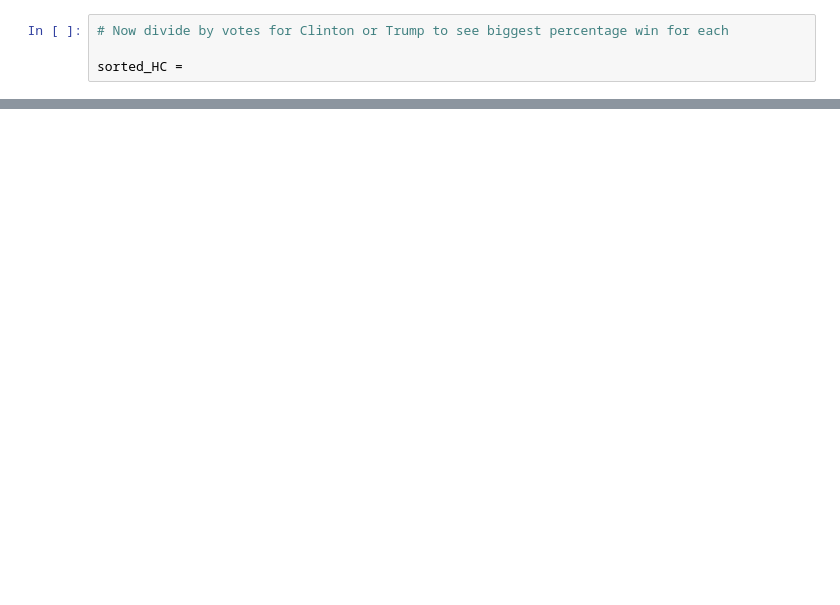
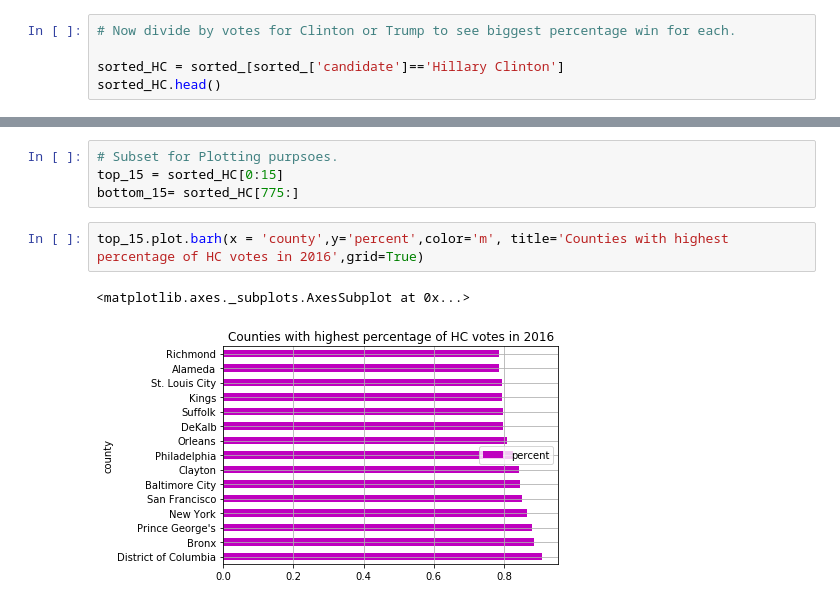
Before and after one commit to VallieTracy/Pres-Election-Partisan-Breakdown, a Jupyter notebook: Liz-nb.ipynb, the cells around one changed output, grey strips where cells are left out. Cells and saved outputs as stored; diff of their text form; blank space fills up the shorter version.

Commit message:
Extra analysis of votes percentage in Jupyter notebook

```diff
--- a/Liz-nb.ipynb
+++ b/Liz-nb.ipynb
@@ -114,4 +121,5 @@ sorted_.head(40)
 # %%
-# Now divide by votes for Clinton or Trump to see biggest percentage win for each
+# Now divide by votes for Clinton or Trump to see biggest percentage win for each.
 
-sorted_HC =
+sorted_HC = sorted_[sorted_['candidate']=='Hillary Clinton']
+sorted_HC.head()
@@ -117,0 +133,9 @@ sorted_HC =
+# %%
+# Subset for Plotting purpsoes.
+top_15 = sorted_HC[0:15]
+bottom_15= sorted_HC[775:]
+# %%
+top_15.plot.barh(x = 'county',y='percent',color='m', title='Counties with highest percentage of HC votes in 2016',grid=True)
+# %% [output]
+<matplotlib.axes._subplots.AxesSubplot at 0x...>
+[figure, added]
```
Also changed, not shown: parts of 19 cells of this notebook.
